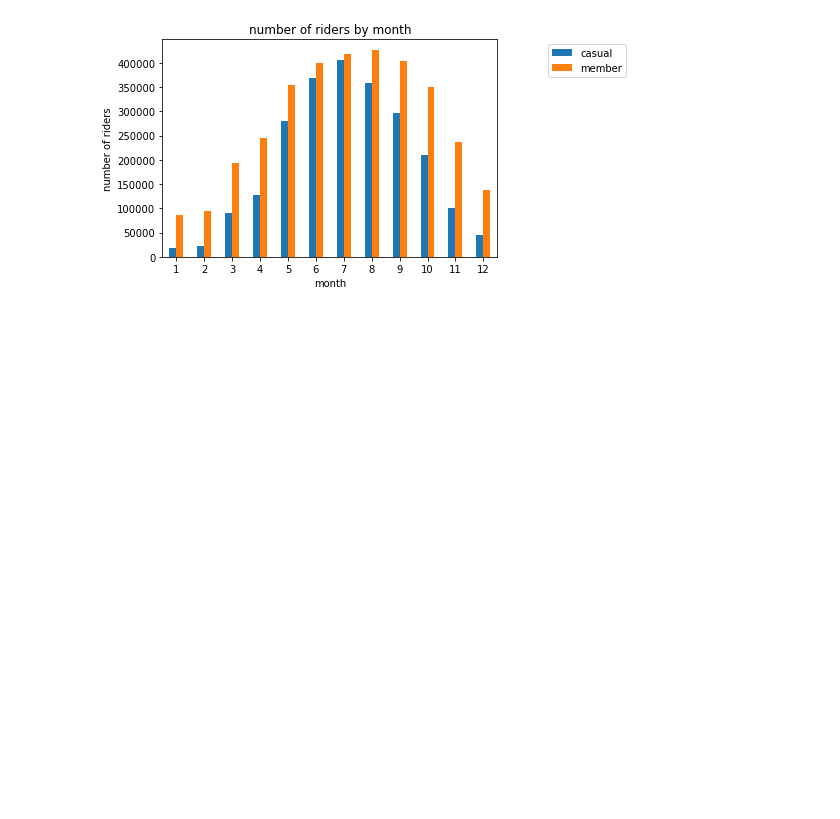
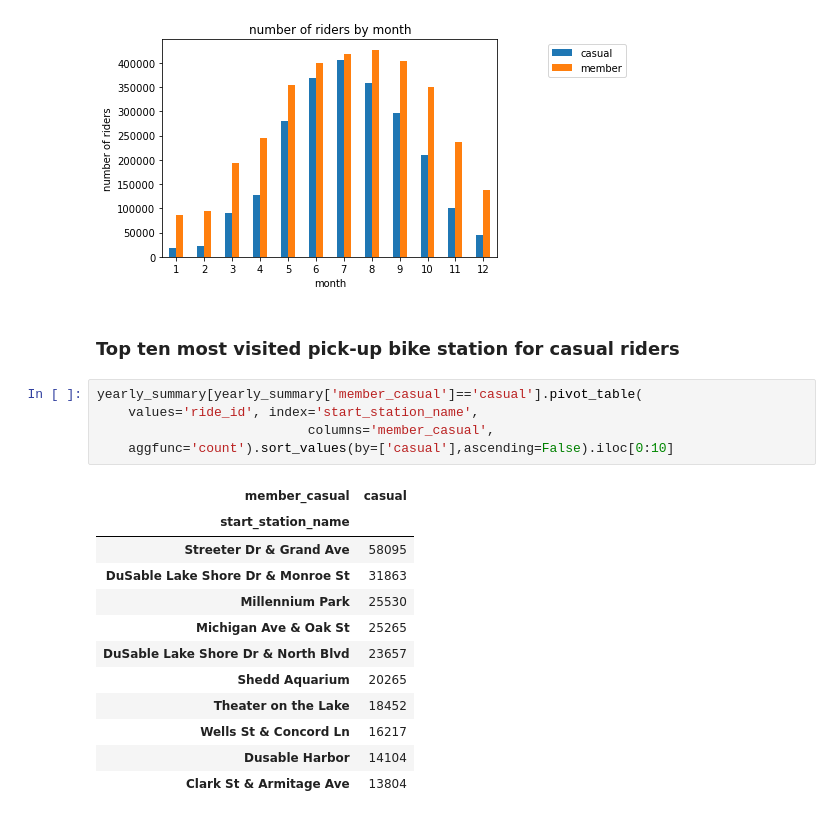
Before and after one commit to Hailey-Son/projects, a Jupyter notebook: cyclistic-case-study/case-study-1.ipynb, the cells around one changed output. Drawn from its saved outputs; the diff is of its cells as text; blank space fills up the shorter version.

```diff
--- a/cyclistic-case-study/case-study-1.ipynb
+++ b/cyclistic-case-study/case-study-1.ipynb
@@ -309,3 +317,23 @@ plt.legend(bbox_to_anchor=(1.4, 1),loc='upper right');
 # %% [output]
 <Figure size 720x504 with 0 Axes>
 [figure]
+# %% [markdown]
+### Top ten most visited pick-up bike station for casual riders
+# %%
+yearly_summary[yearly_summary['member_casual']=='casual'].pivot_table(
+    values='ride_id', index='start_station_name',
+                           columns='member_casual',
+    aggfunc='count').sort_values(by=['casual'],ascending=False).iloc[0:10]
+# %% [output]
+| member_casual | casual |
+| start_station_name |  |
+| Streeter Dr & Grand Ave | 58095 |
+| DuSable Lake Shore Dr & Monroe St | 31863 |
+| Millennium Park | 25530 |
+| Michigan Ave & Oak St | 25265 |
+| DuSable Lake Shore Dr & North Blvd | 23657 |
+| Shedd Aquarium | 20265 |
+| Theater on the Lake | 18452 |
+| Wells St & Concord Ln | 16217 |
+| Dusable Harbor | 14104 |
+| Clark St & Armitage Ave | 13804 |
```
Also changed, not shown: parts of 13 cells of this notebook.
